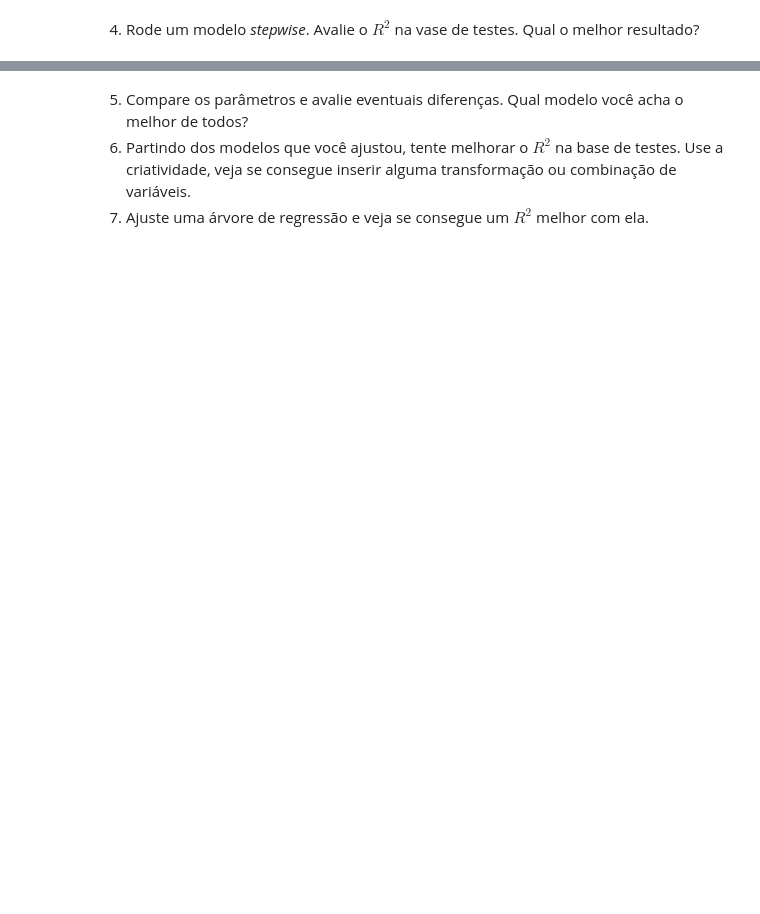
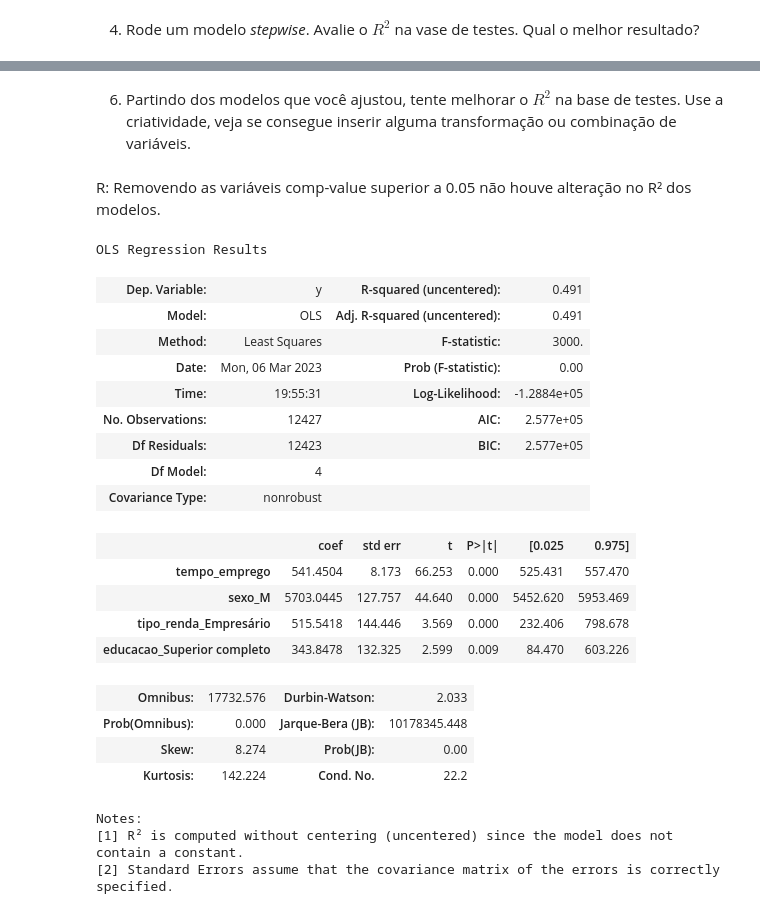
Before and after one commit to math-feldberg/Mod13Ex02, a Jupyter notebook: Mod13_Tarefa02.ipynb, the cells around one changed output, grey strips where cells are left out. Drawn from its saved outputs; the diff is of its cells as text; code cells hidden in the pictures; blank space fills up the shorter version.

```diff
--- a/Mod13_Tarefa02.ipynb
+++ b/Mod13_Tarefa02.ipynb
@@ -566,3 +146,7 @@ SyntaxError: invalid syntax (2009446148.py, line 2)
-# %%
-reg_stepwise = sm.OLS(y, sm.add_constant(pd.DataFrame(X[variaveis]))).fit()
-reg_stepwise.summary()
+# %%
+df = pd.read_csv('previsao_de_renda.csv')
+df.drop(['Unnamed: 0', 'id_cliente', 'data_ref'], axis=1, inplace=True)
+df.dropna(inplace=True)
+X = pd.get_dummies(df1.drop('renda', axis=1), drop_first = True)
+y = df['renda']
+X = X.astype(int)
@@ -568,0 +233,2 @@ reg_stepwise.summary()
+# %%
+y = list(y)
@@ -569,4 +349,37 @@ reg_stepwise.summary()
 # %% [markdown]
-5. Compare os parâmetros e avalie eventuais diferenças. Qual modelo você acha o melhor de todos?
 6. Partindo dos modelos que você ajustou, tente melhorar o $R^2$ na base de testes. Use a criatividade, veja se consegue inserir alguma transformação ou combinação de variáveis.
-7. Ajuste uma árvore de regressão e veja se consegue um $R^2$ melhor com ela.
+# %% [markdown]
+R: Removendo as variáveis comp-value superior a 0.05 não houve alteração no R² dos modelos.
+# %%
+X_backselect = X[[
+ 'tempo_emprego',
+ 'sexo_M',
+ 'tipo_renda_Empresário',
+ 'educacao_Superior completo']]
+
+backmodel = sm.OLS(y, X_backselect)
+backres = backmodel.fit()
+backres.summary()
+# %% [output]
+OLS Regression Results
+| Dep. Variable: | y | R-squared (uncentered): | 0.491 |
+| Model: | OLS | Adj. R-squared (uncentered): | 0.491 |
+| Method: | Least Squares | F-statistic: | 3000. |
+| Date: | Mon, 06 Mar 2023 | Prob (F-statistic): | 0.00 |
+| Time: | 19:55:31 | Log-Likelihood: | -1.2884e+05 |
+| No. Observations: | 12427 | AIC: | 2.577e+05 |
+| Df Residuals: | 12423 | BIC: | 2.577e+05 |
+| Df Model: | 4 |  |  |
+| Covariance Type: | nonrobust |  |  |
+|  | coef | std err | t | P>|t| | [0.025 | 0.975] |
+| tempo_emprego | 541.4504 | 8.173 | 66.253 | 0.000 | 525.431 | 557.470 |
+| sexo_M | 5703.0445 | 127.757 | 44.640 | 0.000 | 5452.620 | 5953.469 |
+| tipo_renda_Empresário | 515.5418 | 144.446 | 3.569 | 0.000 | 232.406 | 798.678 |
+| educacao_Superior completo | 343.8478 | 132.325 | 2.599 | 0.009 | 84.470 | 603.226 |
+| Omnibus: | 17732.576 | Durbin-Watson: | 2.033 |
+| Prob(Omnibus): | 0.000 | Jarque-Bera (JB): | 10178345.448 |
+| Skew: | 8.274 | Prob(JB): | 0.00 |
+| Kurtosis: | 142.224 | Cond. No. | 22.2 |
+Notes:
+[1] R² is computed without centering (uncentered) since the model does not contain a constant.
+[2] Standard Errors assume that the covariance matrix of the errors is correctly specified.
```
Also changed, not shown: parts of 42 cells of this notebook.
